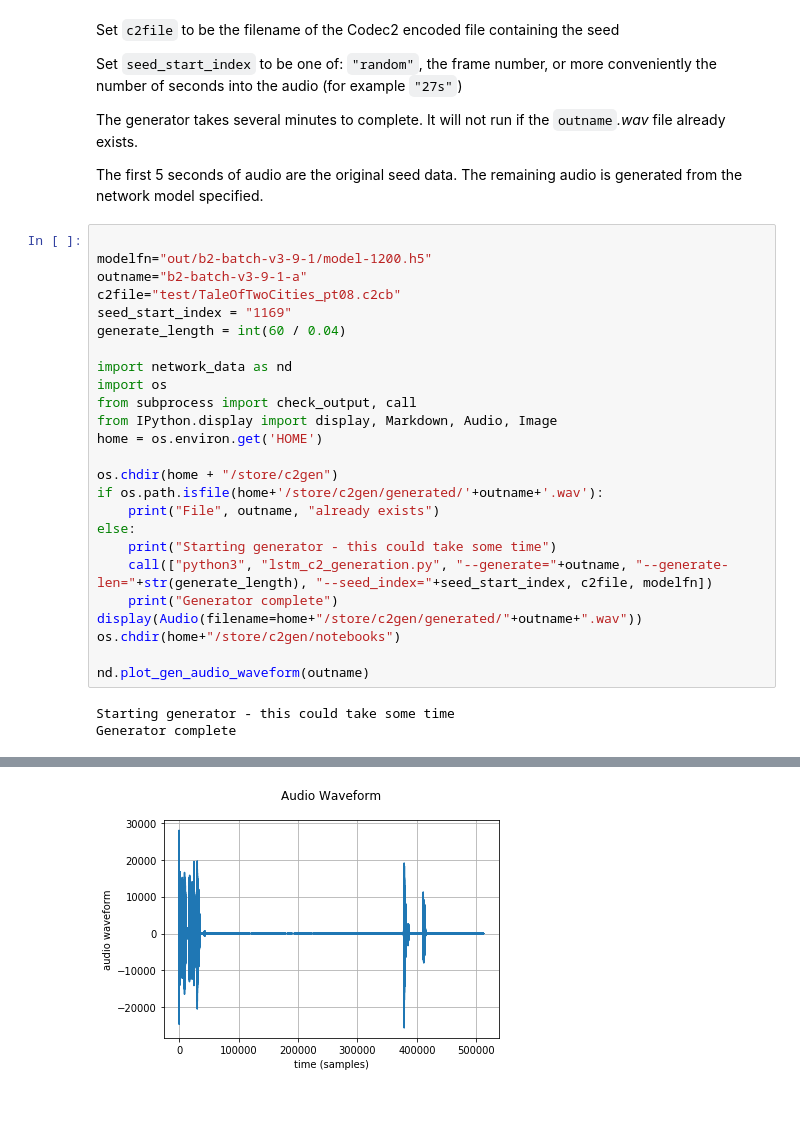
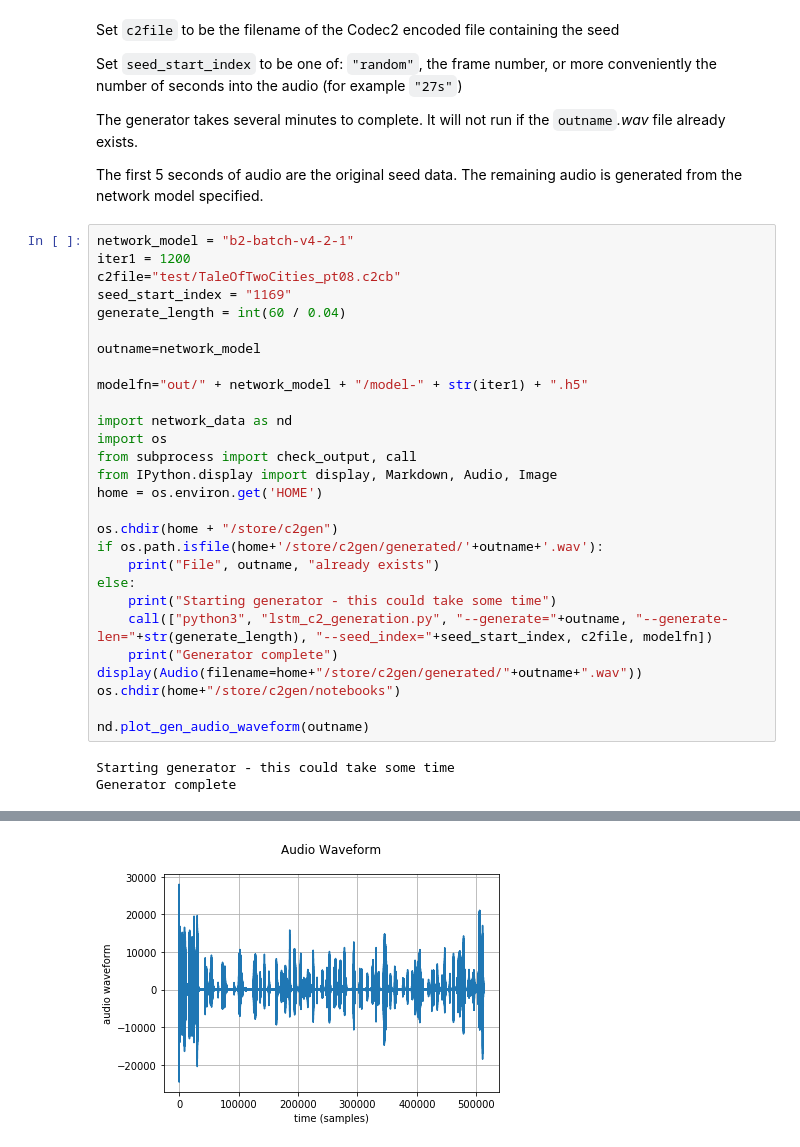
Before and after one commit to philayres/babble-rnn, a Jupyter notebook: notebooks/generate_audio.ipynb, the cells around one changed output, grey strips where cells are left out. Cells and saved outputs as stored; diff of their text form; blank space fills up the shorter version.

```diff
--- a/notebooks/generate_audio.ipynb
+++ b/notebooks/generate_audio.ipynb
@@ -12,32 +12,35 @@ The generator takes several minutes to complete. It will not run if the `outname
 
 The first 5 seconds of audio are the original seed data. The remaining audio is generated from the network model specified.
 # %%
-
-modelfn="out/b2-batch-v3-9-1/model-1200.h5"
-outname="b2-batch-v3-9-1-a"
+network_model = "b2-batch-v4-2-1"
+iter1 = 1200
 c2file="test/TaleOfTwoCities_pt08.c2cb"
 seed_start_index = "1169"
 generate_length = int(60 / 0.04)
+
+outname=network_model
+
+modelfn="out/" + network_model + "/model-" + str(iter1) + ".h5"
 
 import network_data as nd
 import os
 from subprocess import check_output, call
 from IPython.display import display, Markdown, Audio, Image
 home = os.environ.get('HOME')
 
 os.chdir(home + "/store/c2gen")
 if os.path.isfile(home+'/store/c2gen/generated/'+outname+'.wav'):
     print("File", outname, "already exists")
 else:
     print("Starting generator - this could take some time")
     call(["python3", "lstm_c2_generation.py", "--generate="+outname, "--generate-len="+str(generate_length), "--seed_index="+seed_start_index, c2file, modelfn])
     print("Generator complete")
 display(Audio(filename=home+"/store/c2gen/generated/"+outname+".wav"))
 os.chdir(home+"/store/c2gen/notebooks")
 
 nd.plot_gen_audio_waveform(outname)
 # %% [output]
 Starting generator - this could take some time
 Generator complete
 [interactive output not drawn]
-[figure, old version]
+[figure, new version]
```
Also changed, not shown: 7 other files.
